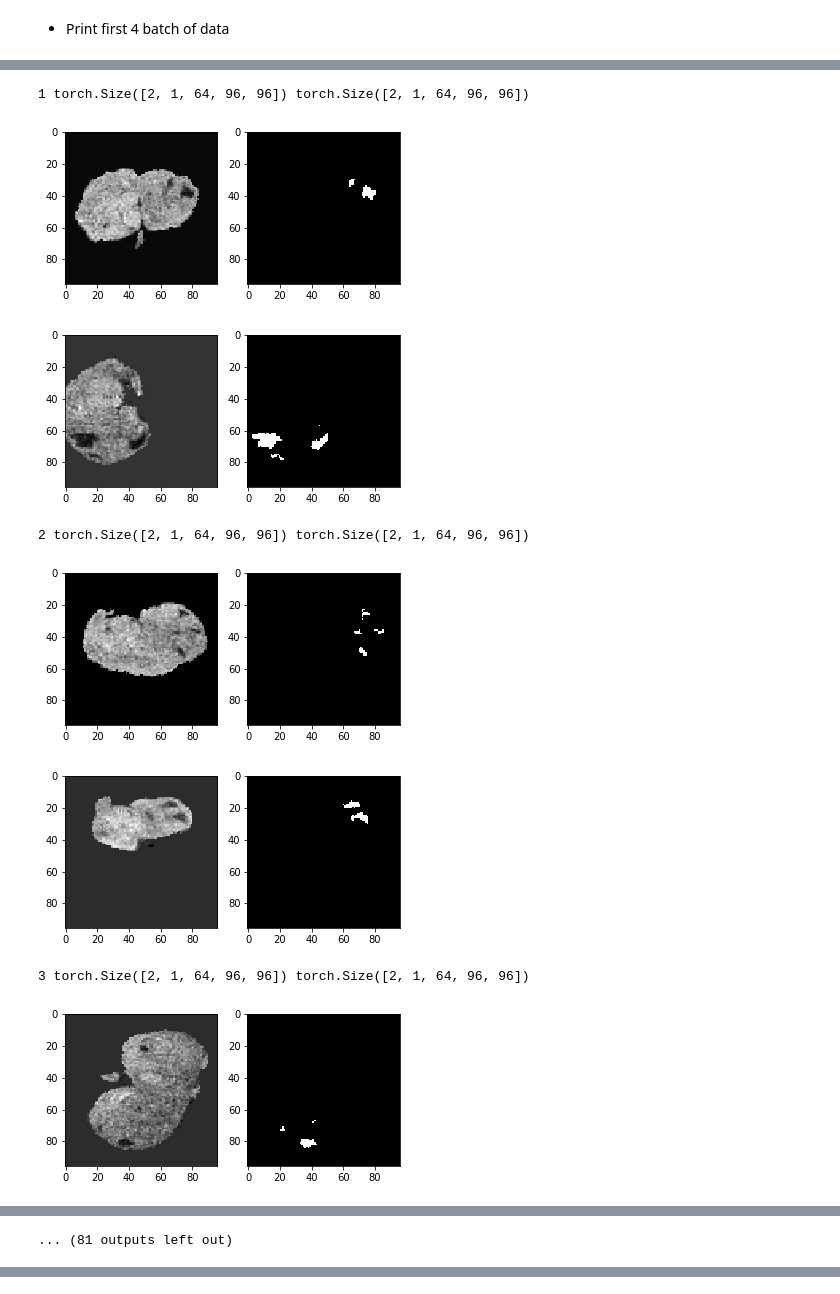
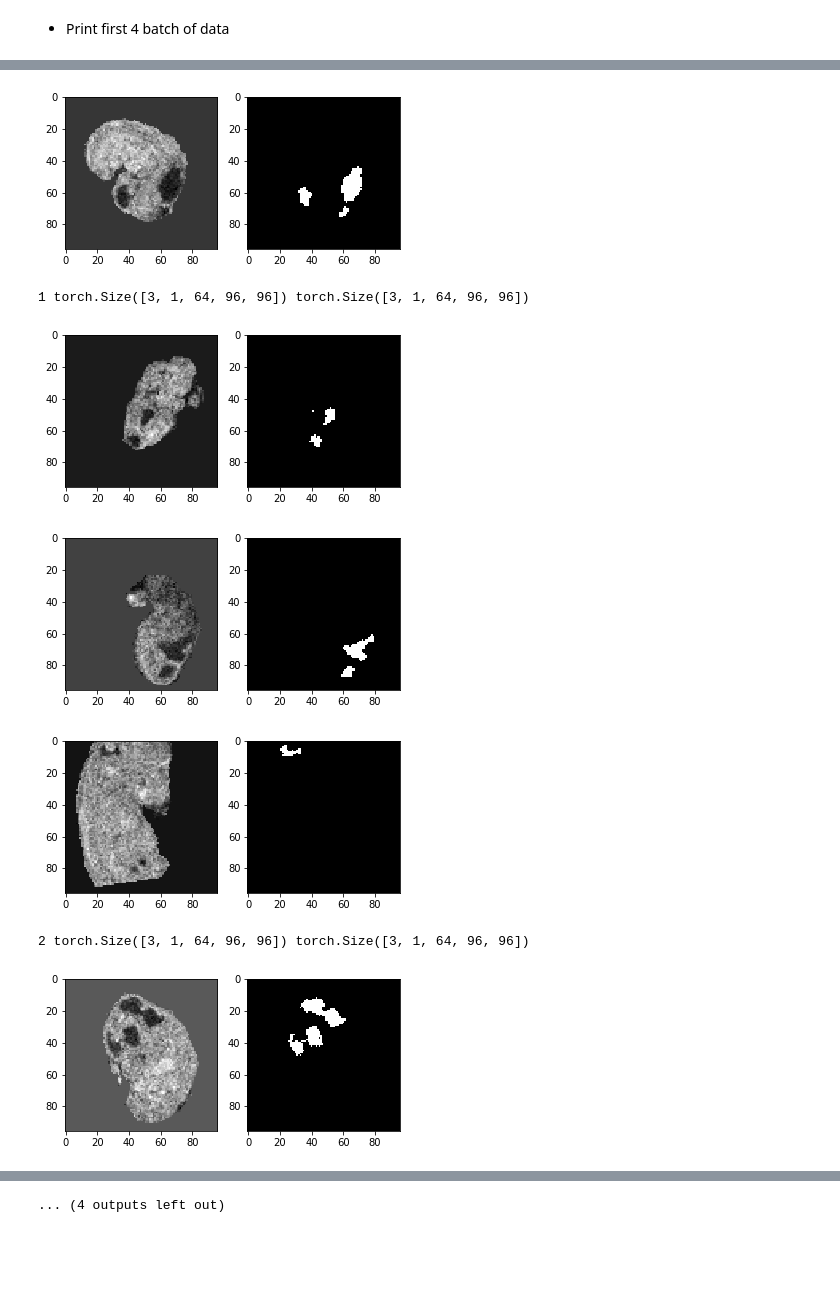
Before and after one commit to tongdaxu/ECE-GY-6123-IMAGE-AND-VIDEO-PROCESSING, a Jupyter notebook: MouseProj/05-Mask Vnet.ipynb, the cells around one changed output, grey strips where cells are left out. Saved outputs shown, nothing was run; the diff lists cells and outputs as text; code cells hidden in the pictures; blank space fills up the shorter version.

```diff
--- a/MouseProj/05-Mask Vnet.ipynb
+++ b/MouseProj/05-Mask Vnet.ipynb
@@ -31,9 +28,9 @@ import torchvision.transforms as T
 #------------------------------- GLOBAL VARIABLES -------------------------------------#
 
 USE_GPU = True
-BATCH_SIZE = 2
-NUM_WORKERS = 4
-NUM_TRAIN = 84
+BATCH_SIZE = 3
+NUM_WORKERS = 6
+NUM_TRAIN = 72
 LEARNING_RATE = 1e-3
 
 dtype = torch.float32 # we will be using float throughout this tutorial
@@ -74,6 +73,6 @@ for i_batch, sample_batched in enumerate(train_loader):
     show_batch_image(sample_batched['image'],sample_batched['label'],BATCH_SIZE, level=2)
 
     # observe 4th batch and stop.
-    if i_batch == 30:
+    if i_batch == 3:
         break
 # %% [output]
@@ -83,8 +82,7 @@ for i_batch, sample_batched in enumerate(train_loader):
+[figure, new version]
-1 torch.Size([2, 1, 64, 96, 96]) torch.Size([2, 1, 64, 96, 96])
+1 torch.Size([3, 1, 64, 96, 96]) torch.Size([3, 1, 64, 96, 96])
-[figure, old version]
-[figure, old version]
+[figure, new version]
-2 torch.Size([2, 1, 64, 96, 96]) torch.Size([2, 1, 64, 96, 96])
-[figure, old version]
+[figure, new version]
-[figure, old version]
+[figure, new version]
-3 torch.Size([2, 1, 64, 96, 96]) torch.Size([2, 1, 64, 96, 96])
+2 torch.Size([3, 1, 64, 96, 96]) torch.Size([3, 1, 64, 96, 96])
-[figure, old version]
+[figure, new version]
@@ -92 +89,0 @@ for i_batch, sample_batched in enumerate(train_loader):
-... (81 outputs left out)
@@ -93,3 +91,4 @@ for i_batch, sample_batched in enumerate(train_loader):
+... (4 outputs left out)
 # %%
 from vnet import VNet
 #-------------------------NEW MODEL INIT WEIGHT--------------------------------------#
```
Also changed, not shown: parts of 4 cells of this notebook, 10 other files.
